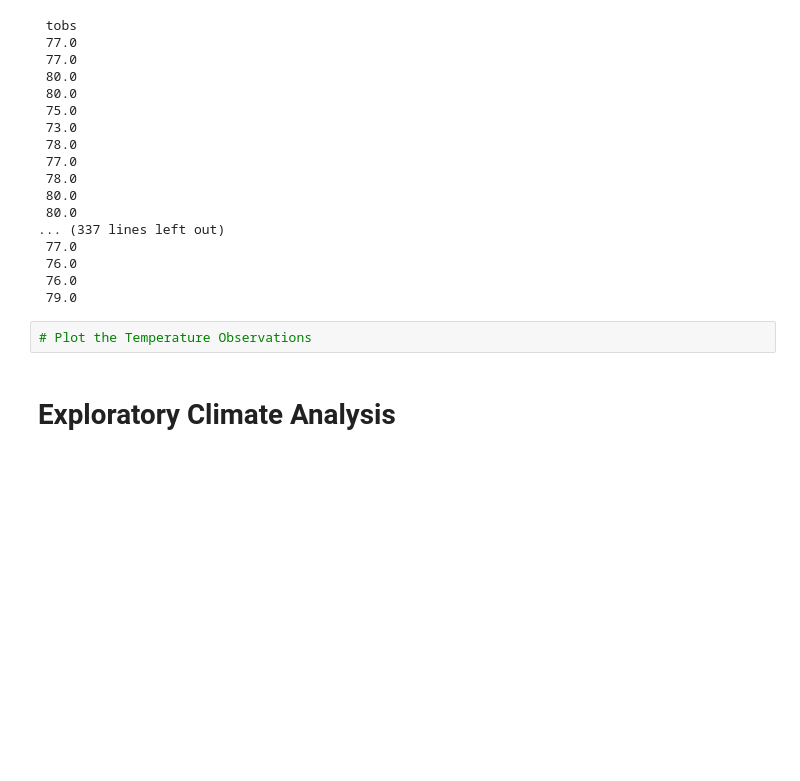
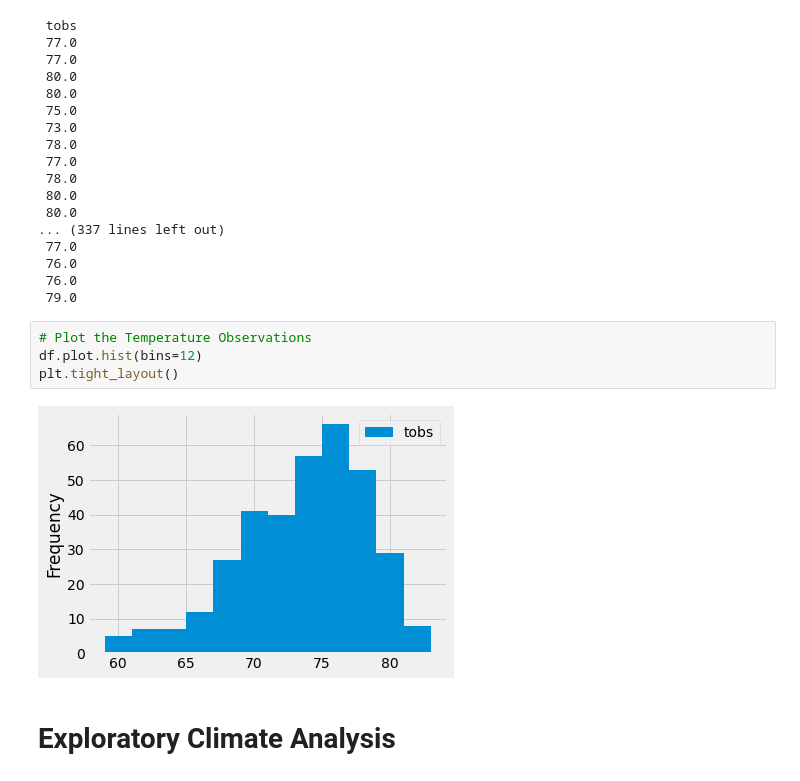
Before and after one commit to marcomireles123/Surfs-Up, a Jupyter notebook: climate_analysis.ipynb, the cells around one changed output. Cells and saved outputs as stored; diff of their text form; blank space fills up the shorter version.

```diff
--- a/climate_analysis.ipynb
+++ b/climate_analysis.ipynb
@@ -209,6 +209,10 @@ print(df.to_string(index=False))
  79.0
 # %%
 # Plot the Temperature Observations
+df.plot.hist(bins=12)
+plt.tight_layout()
+# %% [output]
+[figure, added]
 # %% [markdown]
 # Exploratory Climate Analysis
 # %%
```
